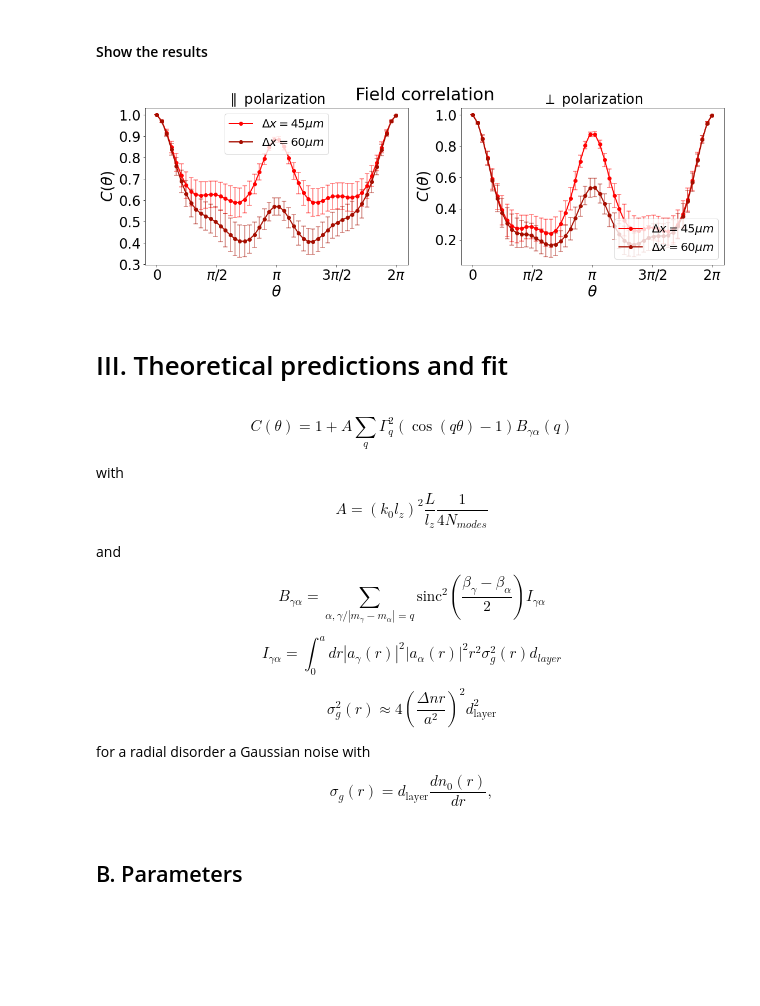
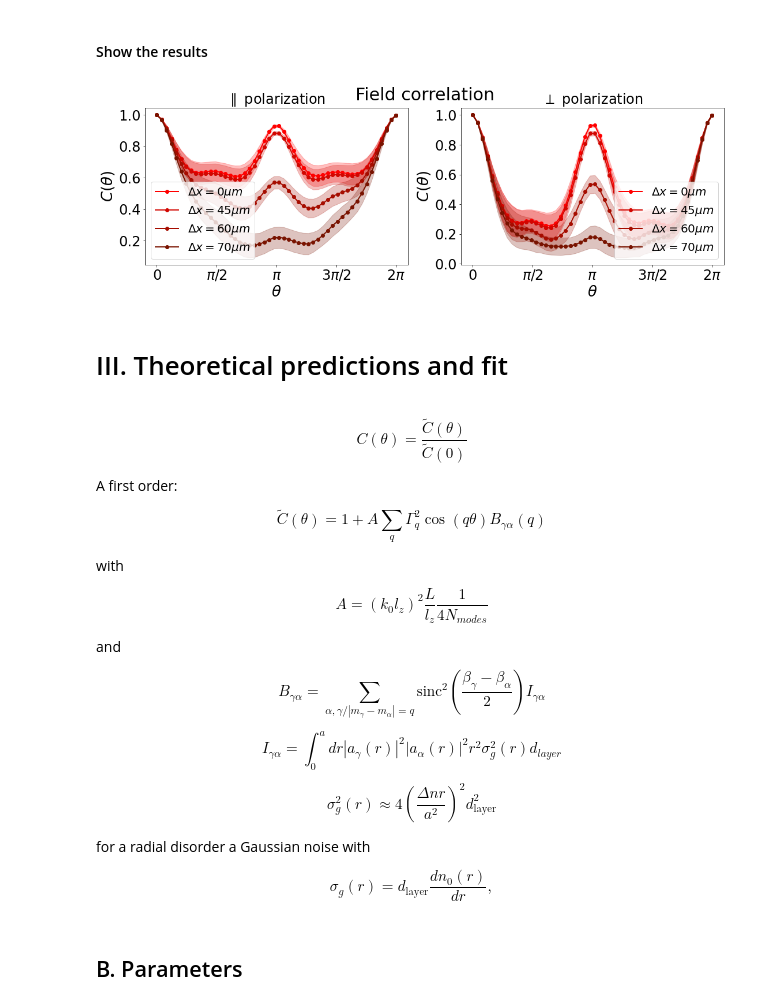
Before and after one commit to wavefrontshaping/article_RME_2023, a Jupyter notebook: Experiment_VS_Model/Experiment_VS_Model.ipynb, the cells around one changed output. Cells and saved outputs as stored; diff of their text form; code cells hidden in the pictures; blank space fills up the shorter version.

```diff
--- a/Experiment_VS_Model/Experiment_VS_Model.ipynb
+++ b/Experiment_VS_Model/Experiment_VS_Model.ipynb
@@ -388,22 +408,25 @@ save_data()
 # %% [markdown]
 #### Show the results
 # %%
-def plot_error(y, y_err, color):
-    plt.errorbar(
-        angles,
-        y,
-        yerr=y_err,
-        color=color,
-        linewidth=2,
-        linestyle="None",
-        capsize=4,
-        capthick=2,
-        alpha=0.4,
-    )
+def plot_error(y, y_err, color, type="bars"):
+    if type == "bars":
+        plt.errorbar(
+            angles,
+            y,
+            yerr=y_err,
+            color=color,
+            linewidth=2,
+            linestyle="None",
+            capsize=4,
+            capthick=2,
+            alpha=0.4,
+        )
+    if type == "shades":
+        plt.fill_between(angles, y - y_err, y + y_err, color=color, alpha=0.25)
 
 
 def show_RME_corr_2pola(show_error=True, save_fig=True):
-    deformations2show = [2, 3]
+    deformations2show = [0, 2, 3, 4]
     # colors = generate_color_shades('PuRd', 4)
     cmap = get_color_map(n=len(deformations2show) + 1)
     plt.figure(figsize=(18, 5))
@@ -423,6 +446,7 @@ def show_RME_corr_2pola(show_error=True, save_fig=True):
                 Corr_mean_exp[ind_deformation],
                 Corr_std_exp[ind_deformation],
                 color=color,
+                type=show_error,
             )
     plt.xlabel(r"$\theta$", fontsize=LABEL_SIZE)
     plt.ylabel(r"$C(\theta)$", fontsize=LABEL_SIZE)
@@ -441,35 +465,36 @@ def show_RME_corr_2pola(show_error=True, save_fig=True):
             Corr_mean_exp_p2[ind_deformation],
             label=rf"$\Delta x = {Delta_x[ind_deformation]:.0f} \mu m$",
             color=color,
             marker="o",
             linewidth=2,
         )
         if show_error:
             plot_error(
                 Corr_mean_exp_p2[ind_deformation],
                 Corr_std_exp_p2[ind_deformation],
                 color=color,
+                type=show_error,
             )
     plt.xlabel(r"$\theta$", fontsize=LABEL_SIZE)
     plt.ylabel(r"$C(\theta)$", fontsize=LABEL_SIZE)
     xticks = [0, np.pi / 2, np.pi, 3 * np.pi / 2, 2 * np.pi]
     xtics_labels = [r"$0$", r"$\pi/2$", r"$\pi$", r"$3\pi/2$", r"$2\pi$"]
     plt.xticks(xticks, xtics_labels, fontsize=TICK_SIZE)
     plt.yticks(fontsize=TICK_SIZE)
     plt.legend(fontsize=LEGEND_SIZE, loc="lower right")
     plt.title(r"$\perp$ polarization", fontsize=SMALL_TITLE_SIZE)
 
     plt.suptitle("Field correlation", fontsize=SUP_TITLE_SIZE)
 
     if save_fig:
         plt.savefig(
-            image_path(f"RMEcorr_Vs_deform.svg"),
+            image_path(f"RMEcorr_Vs_deform_{show_error}.svg"),
             dpi=300,
         )
 
 
-show_RME_corr_2pola(show_error=True, save_fig=SAVE_FIG)
+show_RME_corr_2pola(show_error="shades", save_fig=SAVE_FIG)
 # %% [output]
-[figure, old version]
+[figure, new version]
 # %% [markdown]
 # III. Theoretical predictions and fit
@@ -485,10 +501,17 @@ show_RME_corr_2pola(show_error=True, save_fig=SAVE_FIG)
 # %% [markdown]
 $$
-    C(\theta) =  1+
-        A\sum_q \Gamma_q^2 \left(\cos(q\theta) - 1\right)B_{\gamma\alpha}(q)
+    C(\theta) = \frac{\tilde{C}(\theta) }{\tilde{C}(0) }
+$$
+
+A first order:
+
+$$
+    \tilde{C}(\theta) =  1+
+        A\sum_q \Gamma_q^2 \cos(q\theta) B_{\gamma\alpha}(q)
 $$
 
 with
+
 $$
     A = (k_0 l_z)^2 \frac{L}{l_z}\frac{1}{4N_{modes}}
 $$
```
Also changed, not shown: parts of 43 cells of this notebook, 41 other files.
